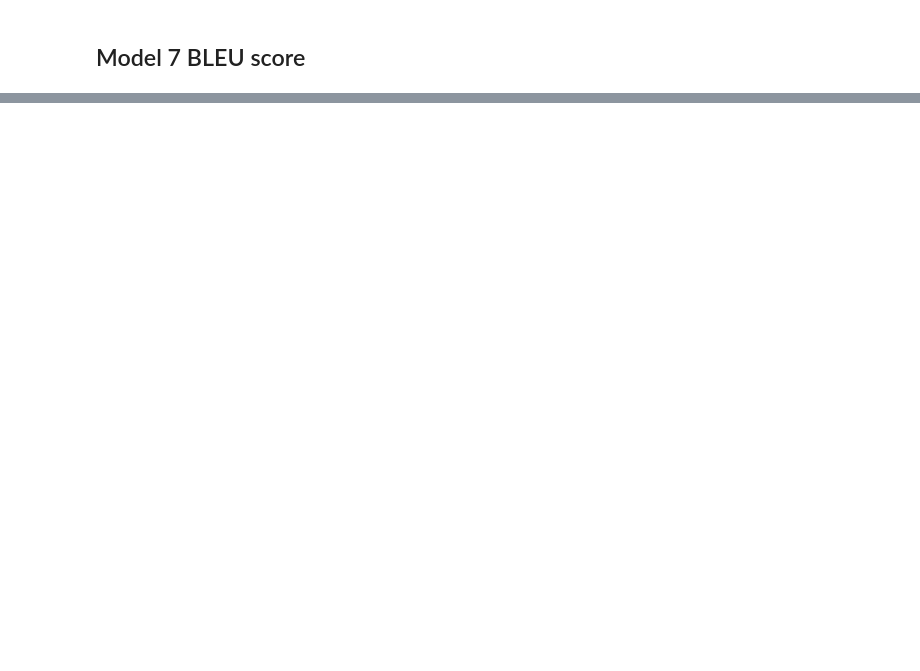
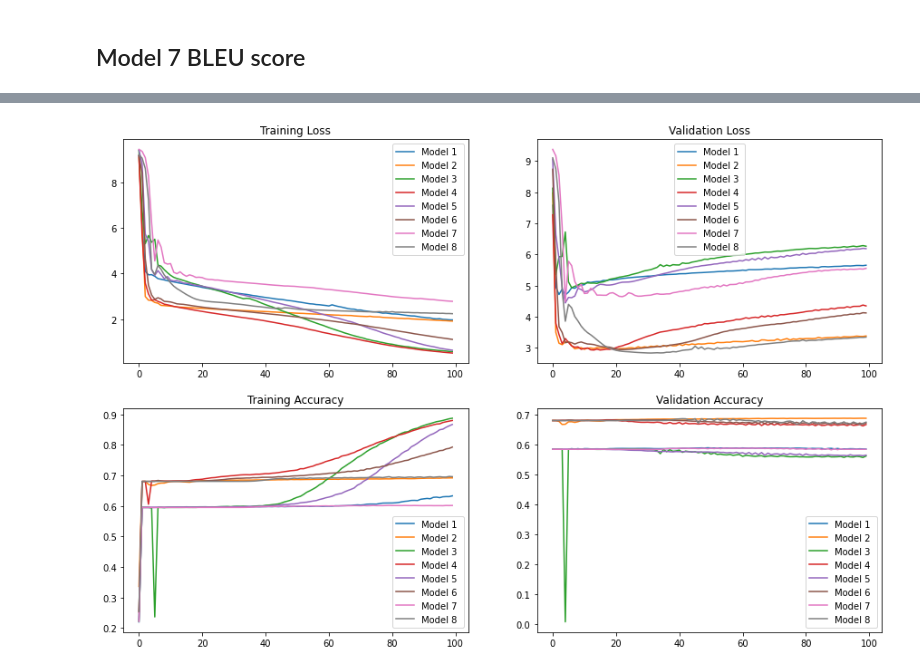
Before and after one commit to dinoanasta/English-To-isiZulu, a Jupyter notebook: English_To_isiZulu.ipynb, the cells around one changed output, grey strips where cells are left out. Saved outputs shown, nothing was run; the diff lists cells and outputs as text; code cells hidden in the pictures; blank space fills up the shorter version.

```diff
--- a/English_To_isiZulu.ipynb
+++ b/English_To_isiZulu.ipynb
@@ -763,0 +777,19 @@ ukuphunyuka <PAD> <PAD> <PAD> <PAD> <PAD> <PAD> <PAD> <PAD> <PAD> <PAD> <PAD> <P
+# %%
+tmp_x_bpe = pad(preproc_english_sentences_bpe, preproc_zulu_sentences_bpe.shape[1])
+tmp_x_bpe = tmp_x_bpe.reshape((-1, preproc_zulu_sentences_bpe.shape[-2]))
+tmp_x_test_bpe = pad(preproc_english_sentences_test_bpe, max_zulu_sequence_length_bpe)
+tmp_x_test_bpe = tmp_x_test_bpe.reshape((-1, preproc_zulu_sentences_bpe.shape[-2], 1))
+
+
+# TODO: Train and Print prediction(s)
+encdec_rnn_model_bpe = encdec_model(
+    tmp_x_bpe.shape,
+    preproc_zulu_sentences_bpe.shape[1],
+    english_vocab_size_bpe+1,
+    zulu_vocab_size_bpe+1)
+
+encdec_rnn_model_bpe.summary()
+
+model8 = encdec_rnn_model_bpe.fit(tmp_x_bpe, preproc_zulu_sentences_bpe, batch_size=1024, epochs=100, validation_split=0.2)
+
+print(logits_to_text_bpe(encdec_rnn_model_bpe.predict(tmp_x_bpe[:1])[0], tokenizer_zu))
@@ -779,0 +943,61 @@ ukuphunyuka <PAD> <PAD> <PAD> <PAD> <PAD> <PAD> <PAD> <PAD> <PAD> <PAD> <PAD> <P
+# %%
+metrics = plt.figure()
+metrics.set_figheight(10)
+metrics.set_figwidth(15)
+
+xc = range(100)
+
+metrics.add_subplot(2, 2, 1)
+plt.title("Training Loss")
+plt.plot(xc, train_loss1, label="Model 1 ")
+plt.plot(xc, train_loss2, label="Model 2")
+plt.plot(xc, train_loss3, label="Model 3")
+plt.plot(xc, train_loss4, label="Model 4")
+plt.plot(xc, train_loss5, label="Model 5")
+plt.plot(xc, train_loss6, label="Model 6")
+plt.plot(xc, train_loss7, label="Model 7")
+plt.plot(xc, train_loss8, label="Model 8")
+
+plt.legend()
+# plt.show()
+
+metrics.add_subplot(2, 2, 2)
+plt.title("Validation Loss")
+plt.plot(xc, val_loss1, label="Model 1 ")
+plt.plot(xc, val_loss2, label="Model 2")
+plt.plot(xc, val_loss3, label="Model 3")
+plt.plot(xc, val_loss4, label="Model 4")
+plt.plot(xc, val_loss5, label="Model 5")
+plt.plot(xc, val_loss6, label="Model 6")
+plt.plot(xc, val_loss7, label="Model 7")
+plt.plot(xc, val_loss8, label="Model 8")
+
+plt.legend()
+
+metrics.add_subplot(2, 2, 3)
+plt.title("Training Accuracy")
+plt.plot(xc, train_acc1, label="Model 1 ")
+plt.plot(xc, train_acc2, label="Model 2")
+plt.plot(xc, train_acc3, label="Model 3")
+plt.plot(xc, train_acc4, label="Model 4")
+plt.plot(xc, train_acc5, label="Model 5")
+plt.plot(xc, train_acc6, label="Model 6")
+plt.plot(xc, train_acc7, label="Model 7")
+plt.plot(xc, train_acc8, label="Model 8")
+plt.legend()
+
+metrics.add_subplot(2, 2, 4)
+plt.title("Validation Accuracy")
+plt.plot(xc, val_acc1, label="Model 1 ")
+plt.plot(xc, val_acc2, label="Model 2")
+plt.plot(xc, val_acc3, label="Model 3")
+plt.plot(xc, val_acc4, label="Model 4")
+plt.plot(xc, val_acc5, label="Model 5")
+plt.plot(xc, val_acc6, label="Model 6")
+plt.plot(xc, val_acc7, label="Model 7")
+plt.plot(xc, val_acc8, label="Model 8")
+
+plt.legend()
+plt.show()
+# %% [output]
+[figure, added]
```
Also changed, not shown: parts of 43 cells of this notebook.
